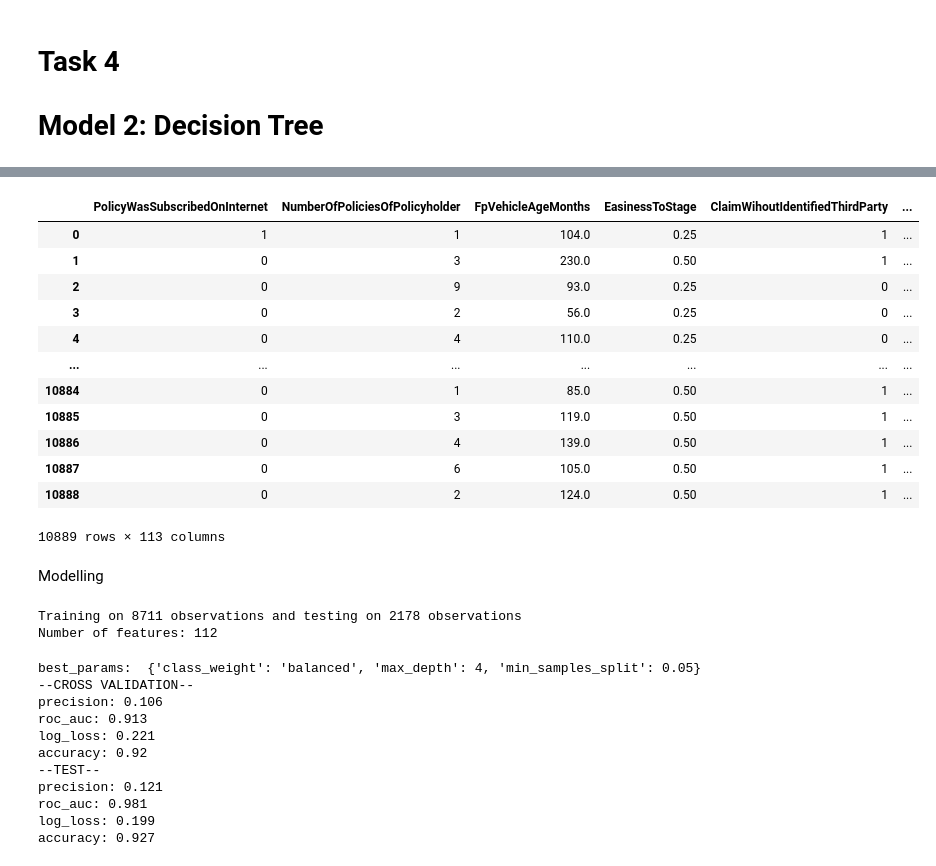
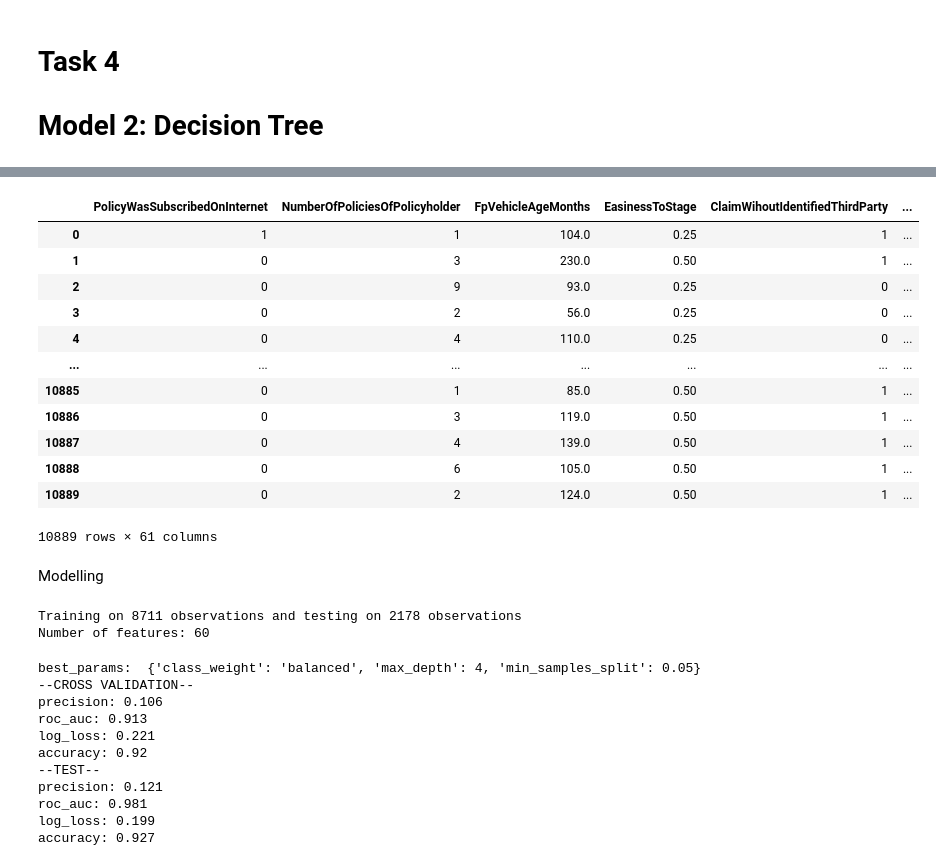
Before and after one commit to jill-data/DL-Insurance-Fraud-Detection, a Jupyter notebook: group8_deliverables/insurance_fraud_code.ipynb, the cells around one changed output, grey strips where cells are left out. Drawn from its saved outputs; the diff is of its cells as text; code cells hidden in the pictures.

```diff
--- a/group8_deliverables/insurance_fraud_code.ipynb
+++ b/group8_deliverables/insurance_fraud_code.ipynb
@@ -527,7 +663,7 @@ df_insurance_claims.drop(columns = [
 # Removing the mising values
 df_insurance_claims = df_insurance_claims[(df_insurance_claims.PolicyholderOccupation.notnull()) &
                                           (df_insurance_claims.ClaimCause.notnull()) &
-                                          (df_insurance_claims.ClaimInvolvedCovers.notnull()) &
+                                        #   (df_insurance_claims.ClaimInvolvedCovers.notnull()) &
                                           (df_insurance_claims.FirstPartyVehicleType.notnull()) &
                                           (df_insurance_claims.FpVehicleAgeMonths.notnull()) &
                                           (df_insurance_claims.LossHour.notnull()) &
@@ -591,21 +727,22 @@ df_insurance_claims_clean[["PolicyholderOccupation","ClaimCause", 'ClaimInvolved
 # %%
 # Get dummy variables for categorical data
 df_insurance_claims_clean = pd.get_dummies(df_insurance_claims_clean , drop_first=True, columns=["PolicyholderOccupation","ClaimCause","FirstPartyVehicleType", "ConnectionBetweenParties"])
+df_insurance_claims_clean = df_insurance_claims_clean.dropna()
 df_insurance_claims_clean
 # %% [output]
 |  | PolicyWasSubscribedOnInternet | NumberOfPoliciesOfPolicyholder | FpVehicleAgeMonths | EasinessToStage | ClaimWihoutIdentifiedThirdParty | ... |
 | 0 | 1 | 1 | 104.0 | 0.25 | 1 | ... |
 | 1 | 0 | 3 | 230.0 | 0.50 | 1 | ... |
 | 2 | 0 | 9 | 93.0 | 0.25 | 0 | ... |
 | 3 | 0 | 2 | 56.0 | 0.25 | 0 | ... |
 | 4 | 0 | 4 | 110.0 | 0.25 | 0 | ... |
 | ... | ... | ... | ... | ... | ... | ... |
-| 10884 | 0 | 1 | 85.0 | 0.50 | 1 | ... |
-| 10885 | 0 | 3 | 119.0 | 0.50 | 1 | ... |
-| 10886 | 0 | 4 | 139.0 | 0.50 | 1 | ... |
-| 10887 | 0 | 6 | 105.0 | 0.50 | 1 | ... |
-| 10888 | 0 | 2 | 124.0 | 0.50 | 1 | ... |
+| 10885 | 0 | 1 | 85.0 | 0.50 | 1 | ... |
+| 10886 | 0 | 3 | 119.0 | 0.50 | 1 | ... |
+| 10887 | 0 | 4 | 139.0 | 0.50 | 1 | ... |
+| 10888 | 0 | 6 | 105.0 | 0.50 | 1 | ... |
+| 10889 | 0 | 2 | 124.0 | 0.50 | 1 | ... |
-10889 rows × 113 columns
+10889 rows × 61 columns
 # %% [markdown]
 Modelling
 # %%
@@ -651,7 +787,7 @@ print(f'Training on {len(X_train)} observations and testing on {len(X_test)} obs
 print('Number of features:', len(X_train.columns))
 # %% [output]
 Training on 8711 observations and testing on 2178 observations
-Number of features: 112
+Number of features: 60
 # %%
 # Fit the model
 model = DecisionTreeClassifier(random_state=345)
```
Also changed, not shown: parts of 32 cells of this notebook, 3 other files.
